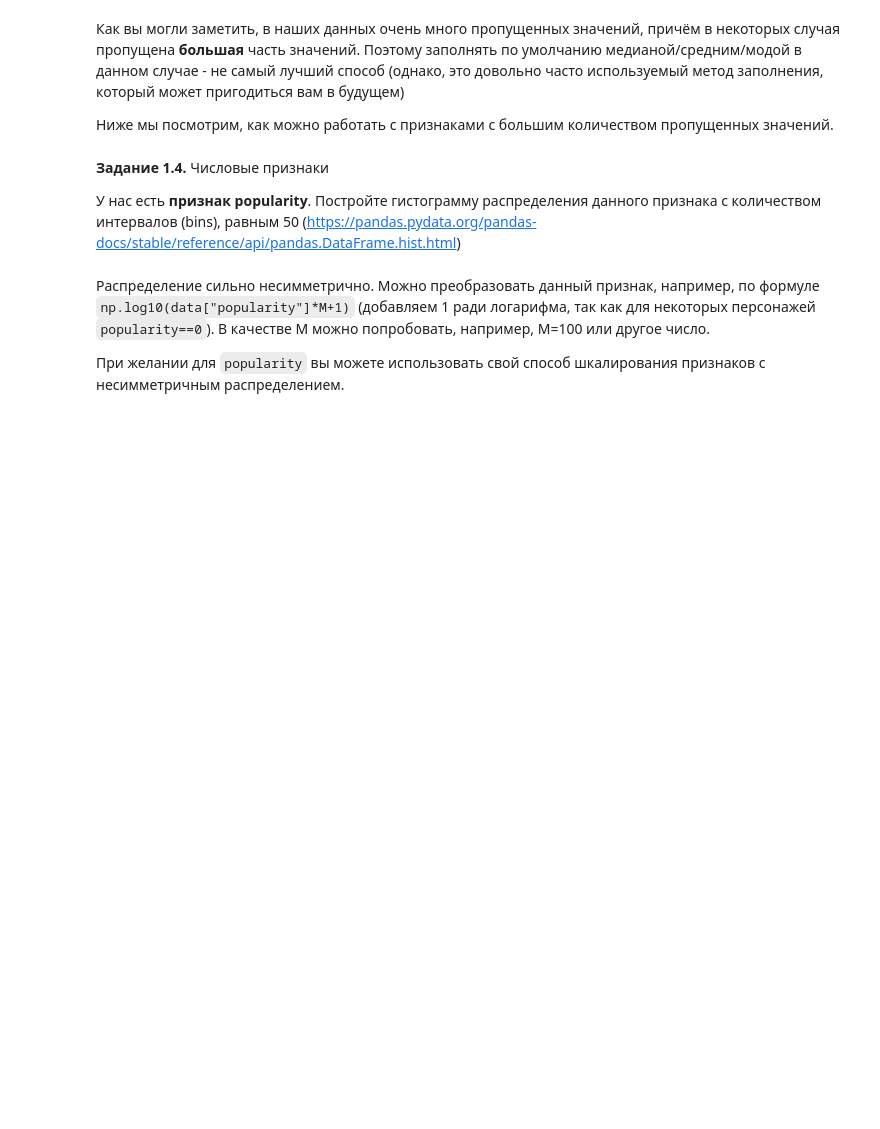
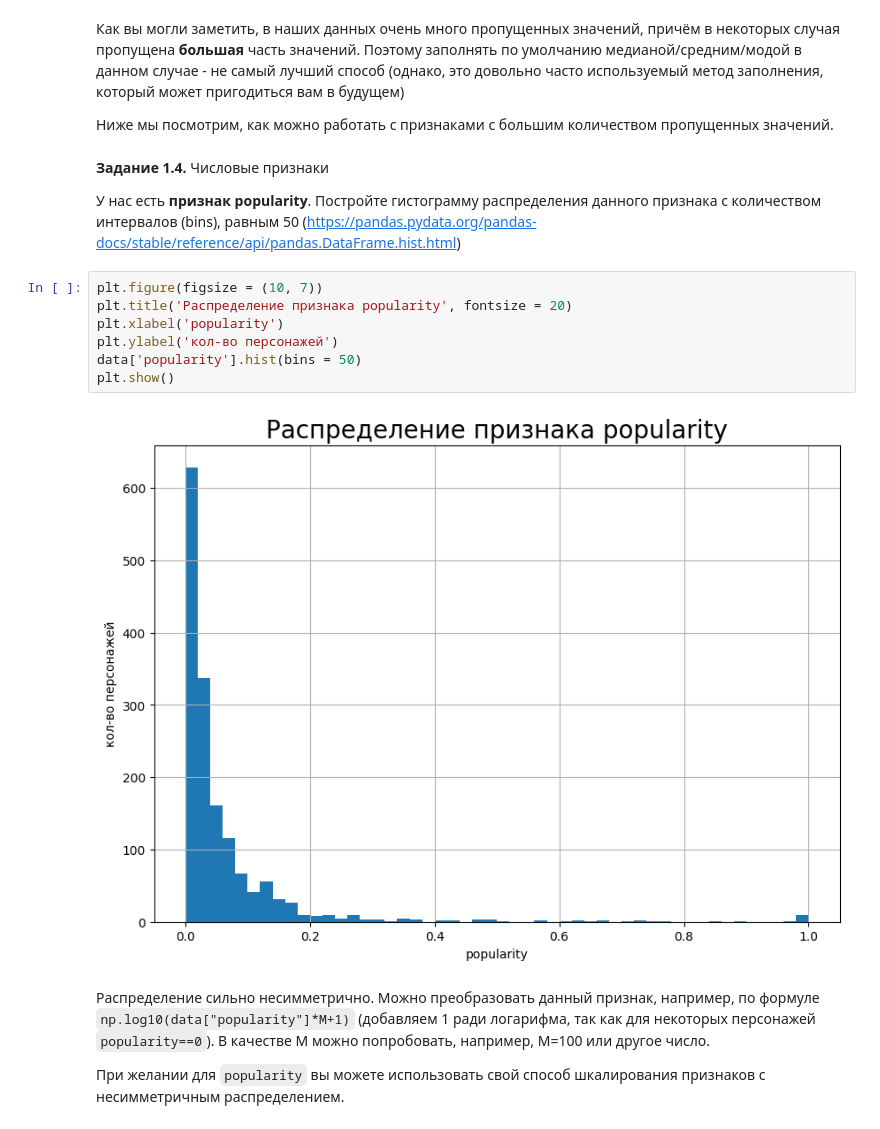
Before and after one commit to Artemidiy777/FPMI_ML, a Jupyter notebook: week_01_ml_intro/Homework/hw_1_game_of_thrones.ipynb, the cells around one changed output. Cells and saved outputs as stored; diff of their text form; blank space fills up the shorter version.

```diff
--- a/week_01_ml_intro/Homework/hw_1_game_of_thrones.ipynb
+++ b/week_01_ml_intro/Homework/hw_1_game_of_thrones.ipynb
@@ -244,6 +244,15 @@ df
 **Задание 1.4.** Числовые признаки
 
 У нас есть **признак popularity**. Постройте гистограмму распределения данного признака с количеством интервалов (bins), равным 50 (https://pandas.pydata.org/pandas-docs/stable/reference/api/pandas.DataFrame.hist.html)
+# %%
+plt.figure(figsize = (10, 7))
+plt.title('Распределение признака popularity', fontsize = 20)
+plt.xlabel('popularity')
+plt.ylabel('кол-во персонажей')
+data['popularity'].hist(bins = 50)
+plt.show()
+# %% [output]
+[figure, added]
 # %% [markdown]
 Распределение сильно несимметрично. Можно преобразовать данный признак, например, по формуле `np.log10(data["popularity"]*M+1)` (добавляем 1 ради логарифма, так как для некоторых персонажей `popularity==0`). В качестве M можно попробовать, например, M=100 или другое число.
 
```
Also changed, not shown: parts of 2 cells of this notebook.
